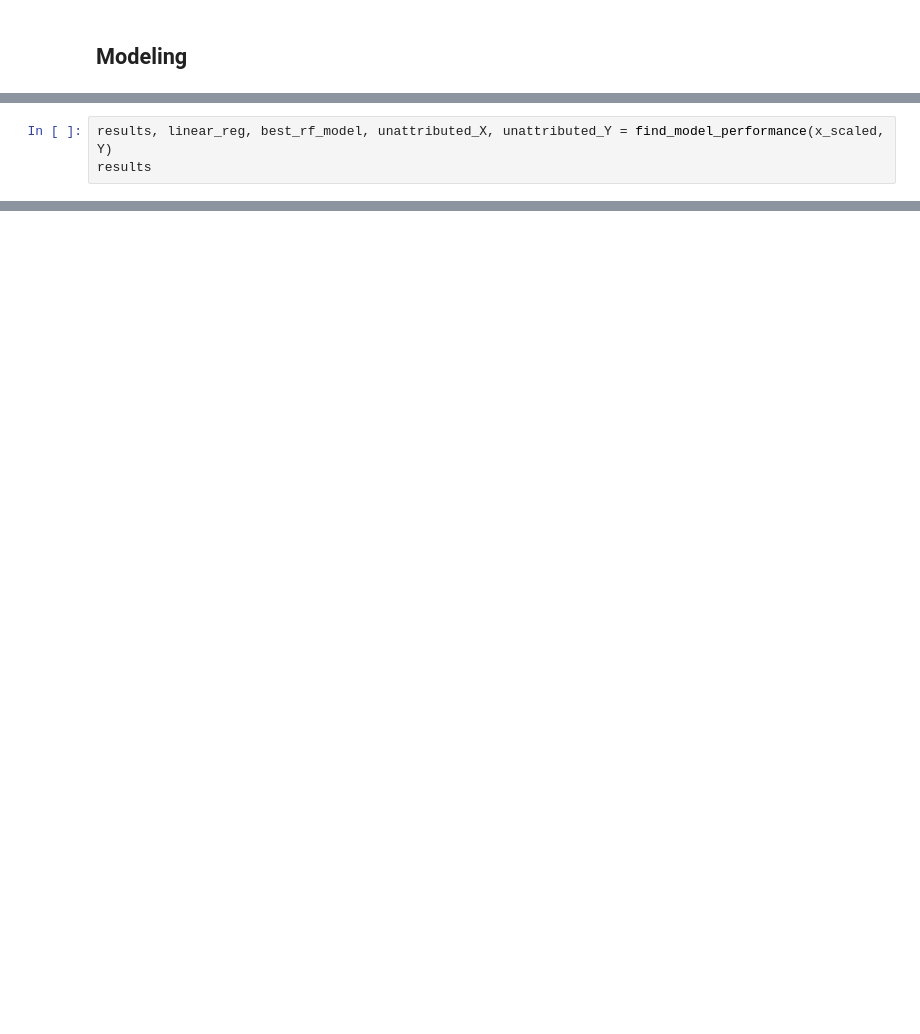
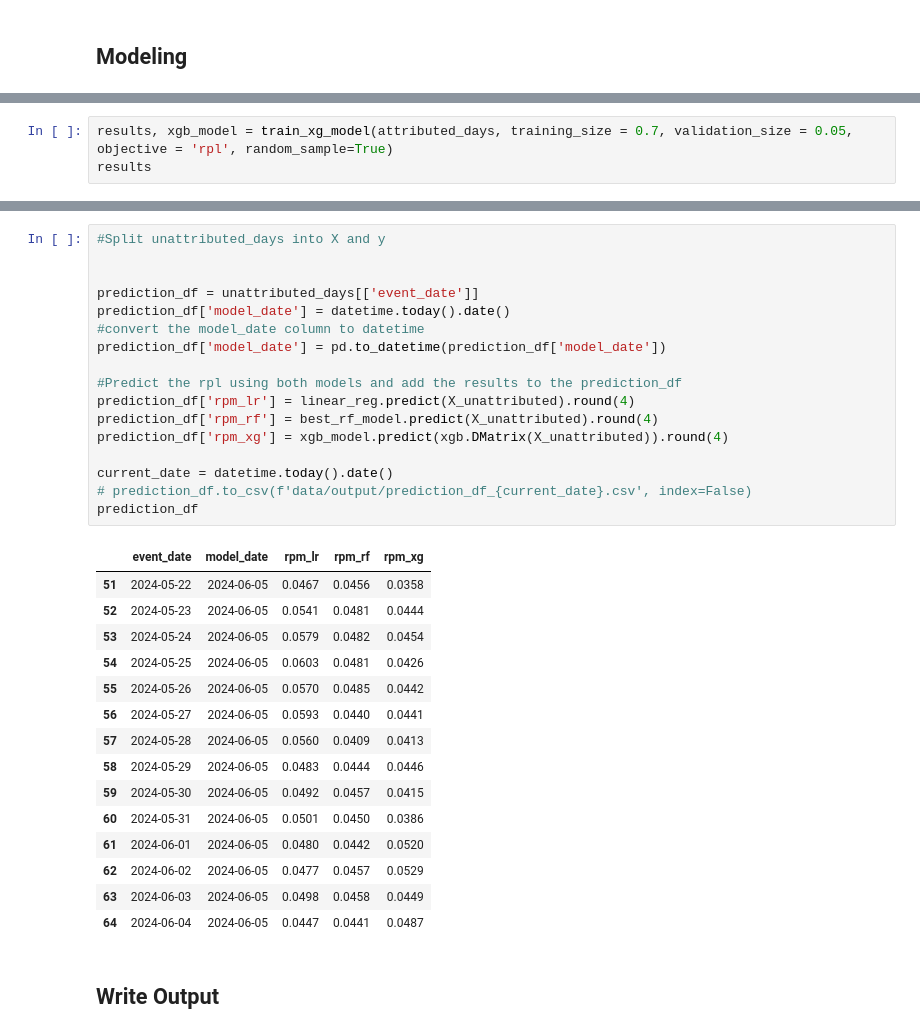
Before and after one commit to co-op-commerce-inc/datascience, a Jupyter notebook: terminator/leading_indicator/model_v2.ipynb, the cells around one changed output, grey strips where cells are left out. Drawn from its saved outputs; the diff is of its cells as text; blank space fills up the shorter version.

```diff
--- a/terminator/leading_indicator/model_v2.ipynb
+++ b/terminator/leading_indicator/model_v2.ipynb
@@ -484,3 +70,0 @@ y_train_pred_lr shape: (35,)
-# %%
-results, linear_reg, best_rf_model, unattributed_X, unattributed_Y = find_model_performance(x_scaled, Y)
-results
@@ -493,0 +71,3 @@ Best parameters: {'max_depth': 10, 'max_features': 'sqrt', 'min_samples_leaf': 1
+# %%
+results, xgb_model = train_xg_model(attributed_days, training_size = 0.7, validation_size = 0.05, objective = 'rpl', random_sample=True)
+results
@@ -493,0 +102,35 @@ Best parameters: {'max_depth': 10, 'max_features': 'sqrt', 'min_samples_leaf': 1
+# %%
+#Split unattributed_days into X and y
+
+
+prediction_df = unattributed_days[['event_date']]
+prediction_df['model_date'] = datetime.today().date()
+#convert the model_date column to datetime
+prediction_df['model_date'] = pd.to_datetime(prediction_df['model_date'])
+
+#Predict the rpl using both models and add the results to the prediction_df
+prediction_df['rpm_lr'] = linear_reg.predict(X_unattributed).round(4)
+prediction_df['rpm_rf'] = best_rf_model.predict(X_unattributed).round(4)
+prediction_df['rpm_xg'] = xgb_model.predict(xgb.DMatrix(X_unattributed)).round(4)
+
+current_date = datetime.today().date()
+# prediction_df.to_csv(f'data/output/prediction_df_{current_date}.csv', index=False)
+prediction_df
+# %% [output]
+|  | event_date | model_date | rpm_lr | rpm_rf | rpm_xg |
+| 51 | 2024-05-22 | 2024-06-05 | 0.0467 | 0.0456 | 0.0358 |
+| 52 | 2024-05-23 | 2024-06-05 | 0.0541 | 0.0481 | 0.0444 |
+| 53 | 2024-05-24 | 2024-06-05 | 0.0579 | 0.0482 | 0.0454 |
+| 54 | 2024-05-25 | 2024-06-05 | 0.0603 | 0.0481 | 0.0426 |
+| 55 | 2024-05-26 | 2024-06-05 | 0.0570 | 0.0485 | 0.0442 |
+| 56 | 2024-05-27 | 2024-06-05 | 0.0593 | 0.0440 | 0.0441 |
+| 57 | 2024-05-28 | 2024-06-05 | 0.0560 | 0.0409 | 0.0413 |
+| 58 | 2024-05-29 | 2024-06-05 | 0.0483 | 0.0444 | 0.0446 |
+| 59 | 2024-05-30 | 2024-06-05 | 0.0492 | 0.0457 | 0.0415 |
+| 60 | 2024-05-31 | 2024-06-05 | 0.0501 | 0.0450 | 0.0386 |
+| 61 | 2024-06-01 | 2024-06-05 | 0.0480 | 0.0442 | 0.0520 |
+| 62 | 2024-06-02 | 2024-06-05 | 0.0477 | 0.0457 | 0.0529 |
+| 63 | 2024-06-03 | 2024-06-05 | 0.0498 | 0.0458 | 0.0449 |
+| 64 | 2024-06-04 | 2024-06-05 | 0.0447 | 0.0441 | 0.0487 |
+# %% [markdown]
+## Write Output
```
Also changed, not shown: parts of 19 cells of this notebook, 10 other files.
